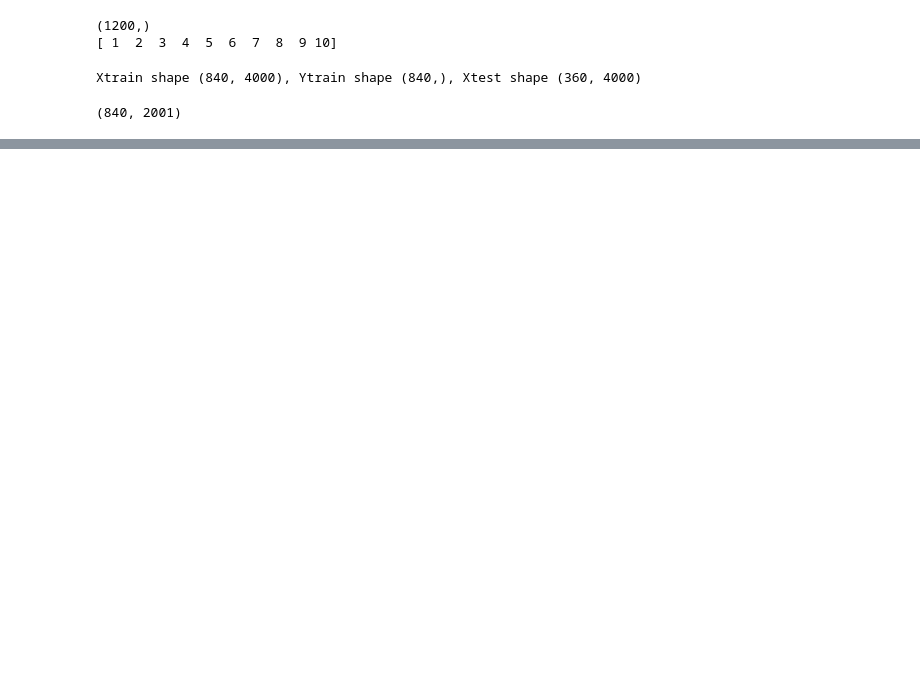
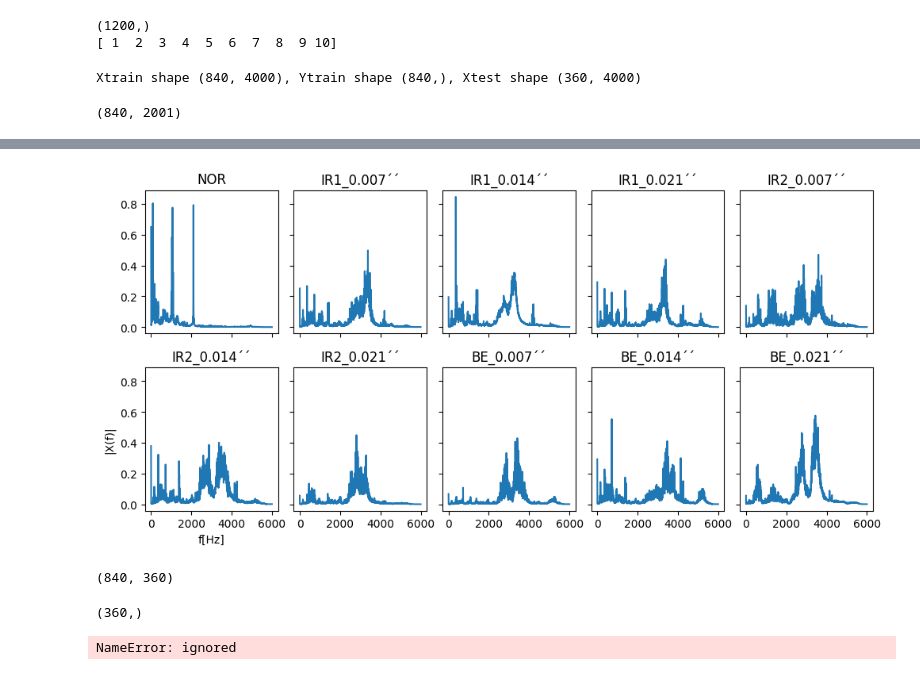
Before and after one commit to Matceo/Ejercicio2, a Jupyter notebook: Serie&TransformadaDeFourier./S&S:Parcial2.ipynb, the cells around one changed output, grey strips where cells are left out. Saved outputs shown, nothing was run; the diff lists cells and outputs as text; code cells hidden in the pictures; blank space fills up the shorter version.

```diff
--- a/Serie&TransformadaDeFourier./S&S:Parcial2.ipynb
+++ b/Serie&TransformadaDeFourier./S&S:Parcial2.ipynb
@@ -475,0 +377,36 @@ Muestra 360: IR2_0.007
+# %%
+#Gráfica en la frecuencia de las señales promedio por clase:
+
+fig, ax=plt.subplots(nrows=nrows, ncols=ncols,
+                       sharex=True, sharey=True, figsize=(10, 5))
+tv=np.arange(0, Tl, 1/Fs)
+for i in range(nrows):
+  for j in range(ncols):
+     ax[i, j].plot(vf, abs(Xw_[Ytrain==ncols*i+j+1]).mean(axis=0))
+     ax[i, j].set_title(labels_[ncols*i+j])
+ax[1, 0].set_xlabel('f[Hz]')
+ax[1, 0].set_ylabel('|X(f)|')
+plt.tight_layout()
+plt.show()
+# %% [output]
+[figure, added]
+# %%
+from scipy.spatial.distance import cdist
+#FFT Xtest
+Xwt=(abs(np.fft.rfft(Xtest))) #FFT
+Xwt_=sca_.fit_transform(Xwt.T).T
+Dtr_te=cdist(Xw_, Xwt_)
+Dtr_te.shape #Distancias de los espectros entre Xtrain y Xtest
+# %% [output]
+(840, 360)
+# %%
+ind_=np.argmin(Dtr_te,axis=0)
+ind_.shape
+# %% [output]
+(360,)
+# %%
+from sklearn.metrics import accuracy_score
+Ytest_e=Ytrain[ind_]
+print(f"ACC={accuracy_score(Ytest, Ytest_e)}")
+# %% [output]
+NameError: ignored
```
Also changed, not shown: parts of 18 cells of this notebook.
